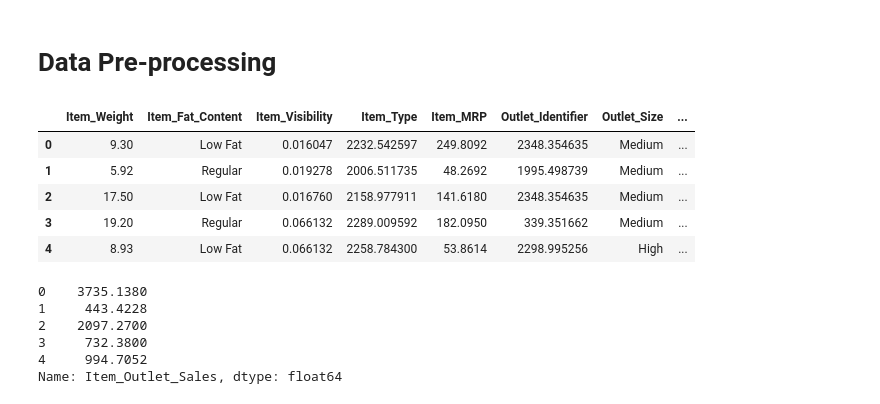
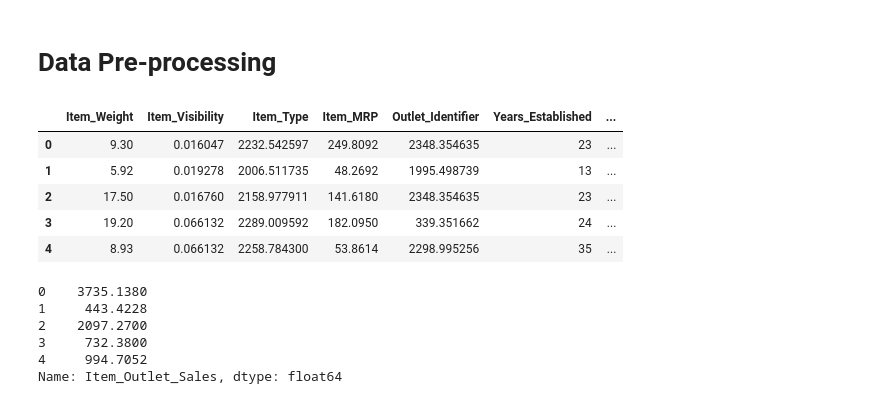
Before and after one commit to Sourav9827/Stores-Sales-Prediction, a Jupyter notebook: notebook/EDA.ipynb, the cells around one changed output. Drawn from its saved outputs; the diff is of its cells as text; code cells hidden in the pictures.

```diff
--- a/notebook/EDA.ipynb
+++ b/notebook/EDA.ipynb
@@ -515,0 +535,5 @@ for ax, col in zip(axes, df_transformed.columns):
+# %%
+for i in df.columns:
+        if df[i].dtype != "O":
+                sns.boxplot(df[i])
+                plt.show()
@@ -515,0 +546,21 @@ for ax, col in zip(axes, df_transformed.columns):
+# %%
+import numpy as np
+def outliers_calculator(col):
+    Q1 = np.percentile(col, 25, interpolation = 'midpoint')
+    Q3 = np.percentile(col, 75, interpolation = 'midpoint')
+    IQR = Q3 - Q1
+    upper, lower = [], []
+    for i in col:
+        if i >= (Q3+1.5*IQR):
+            upper.append(i)
+        if i <= (Q1-1.5*IQR):
+            lower.append(i)
+    print("Total Element: ", len(col))
+    print("Upper bound:",Q3+1.5*IQR)
+    print("Lower bound:", Q1-1.5*IQR)
+    print("Total Outliers: ", len(upper) + len(lower))
+    print(f"Outlier Percent : {(len(upper) + len(lower)) * 100 /len(col)}% ")
+
+    return upper + lower
+# %%
+itemvisout = outliers_calculator(df["Item_Visibility"])
@@ -515,0 +573,4 @@ for ax, col in zip(axes, df_transformed.columns):
+# %%
+for i in range(0, len(df_transformed["Item_Visibility"])):
+    if df_transformed["Item_Visibility"][i] in itemvisout:
+        df_transformed["Item_Visibility"][i] = np.median(df_transformed["Item_Visibility"])
@@ -516,13 +603,13 @@ for ax, col in zip(axes, df_transformed.columns):
 # %% [markdown]
 # Data Pre-processing
 # %%
-X = df.drop(['Item_Outlet_Sales'], axis = 1)
+X = df_transformed.drop(['Item_Outlet_Sales'], axis = 1)
 X.head()
 # %% [output]
-|  | Item_Weight | Item_Fat_Content | Item_Visibility | Item_Type | Item_MRP | Outlet_Identifier | Outlet_Size | ... |
-| 0 | 9.30 | Low Fat | 0.016047 | 2232.542597 | 249.8092 | 2348.354635 | Medium | ... |
-| 1 | 5.92 | Regular | 0.019278 | 2006.511735 | 48.2692 | 1995.498739 | Medium | ... |
-| 2 | 17.50 | Low Fat | 0.016760 | 2158.977911 | 141.6180 | 2348.354635 | Medium | ... |
-| 3 | 19.20 | Regular | 0.066132 | 2289.009592 | 182.0950 | 339.351662 | Medium | ... |
-| 4 | 8.93 | Low Fat | 0.066132 | 2258.784300 | 53.8614 | 2298.995256 | High | ... |
+|  | Item_Weight | Item_Visibility | Item_Type | Item_MRP | Outlet_Identifier | Years_Established | ... |
+| 0 | 9.30 | 0.016047 | 2232.542597 | 249.8092 | 2348.354635 | 23 | ... |
+| 1 | 5.92 | 0.019278 | 2006.511735 | 48.2692 | 1995.498739 | 13 | ... |
+| 2 | 17.50 | 0.016760 | 2158.977911 | 141.6180 | 2348.354635 | 23 | ... |
+| 3 | 19.20 | 0.066132 | 2289.009592 | 182.0950 | 339.351662 | 24 | ... |
+| 4 | 8.93 | 0.066132 | 2258.784300 | 53.8614 | 2298.995256 | 35 | ... |
 # %%
```
Also changed, not shown: parts of 76 cells of this notebook, 12 other files.
